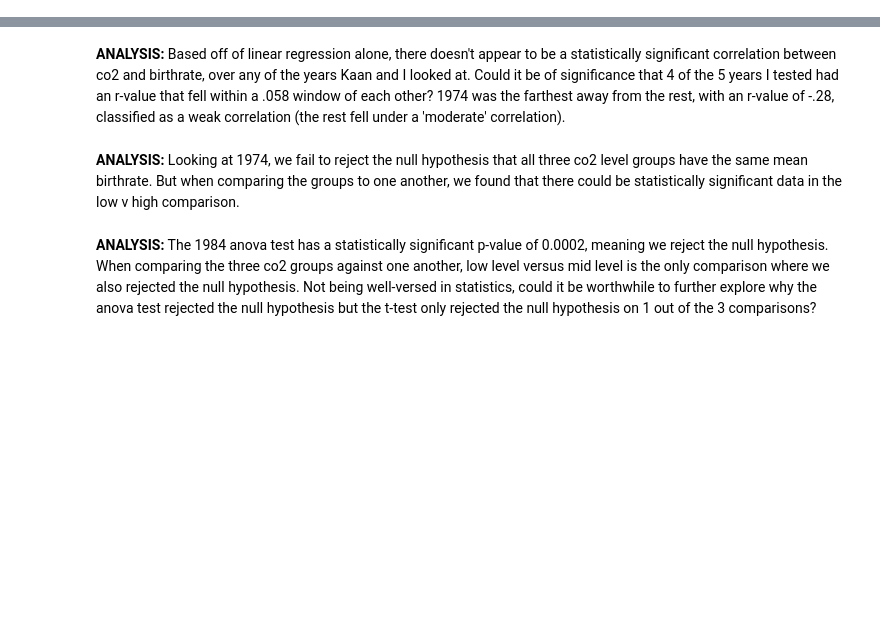
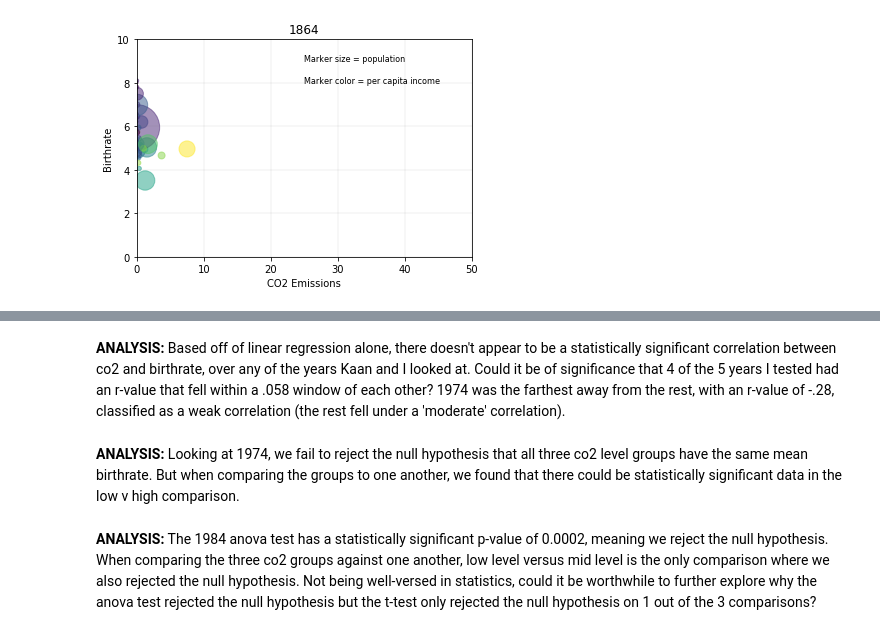
Before and after one commit to VallieTracy/project-one, a Jupyter notebook: Final Jupyter Notebook .ipynb, the cells around one changed output, grey strips where cells are left out. Cells and saved outputs as stored; diff of their text form; code cells hidden in the pictures; blank space fills up the shorter version.

```diff
--- a/Final Jupyter Notebook .ipynb
+++ b/Final Jupyter Notebook .ipynb
@@ -35,0 +224,16 @@ population_df.head()
+# %%
+# Create df for 1864
+
+first_merge_1864_df = pd.merge(co2_1864_df, birthrate_1864_df, on='country', how='inner')
+first_merge_1864_df = first_merge_1864_df.dropna()
+first_merge_1864_df = first_merge_1864_df.rename(columns={"country": "Country", "1864_x": "CO2 Emissions", "1864_y": "Birthrate"})
+
+second_merge_1864_df = pd.merge(population_1864_df, income_1864_df, on='country', how='inner')
+second_merge_1864_df = second_merge_1864_df.dropna()
+second_merge_1864_df = second_merge_1864_df.rename(columns={"country": "Country", "1864_x": "Population", "1864_y": "Income"})
+
+final_merge_1864_df = pd.merge(first_merge_1864_df, second_merge_1864_df, on='Country', how='inner')
+
+final_merge_1864_df['Population Color'] = final_merge_1864_df['Population']/max_pop
+
+final_merge_1864_df.head()
@@ -35,0 +247,25 @@ population_df.head()
+# %%
+# Plot 1864
+
+x_axis = final_merge_1864_df["CO2 Emissions"]
+y_axis = final_merge_1864_df["Birthrate"]
+
+plt.xlabel("CO2 Emissions")
+plt.ylabel("Birthrate")
+plt.title("1864")
+plt.text(25, 9, r'Marker size = population', fontsize=8)
+plt.text(25, 8, r'Marker color = per capita income', fontsize=8)
+
+plt.xlim(0,50)
+plt.ylim(0,10)
+
+plt.grid(color='grey', linestyle='-', linewidth=0.25, alpha=0.5)
+
+plt.scatter(x_axis, y_axis, c=final_merge_1864_df['Income'],
+            alpha=0.5, s = final_merge_1864_df['Population']/scale_variable)
+
+plt.savefig("1864.png", dpi=150)
+
+plt.show()
+# %% [output]
+[figure, added]
```
Also changed, not shown: parts of 59 cells of this notebook, 12 other files.
